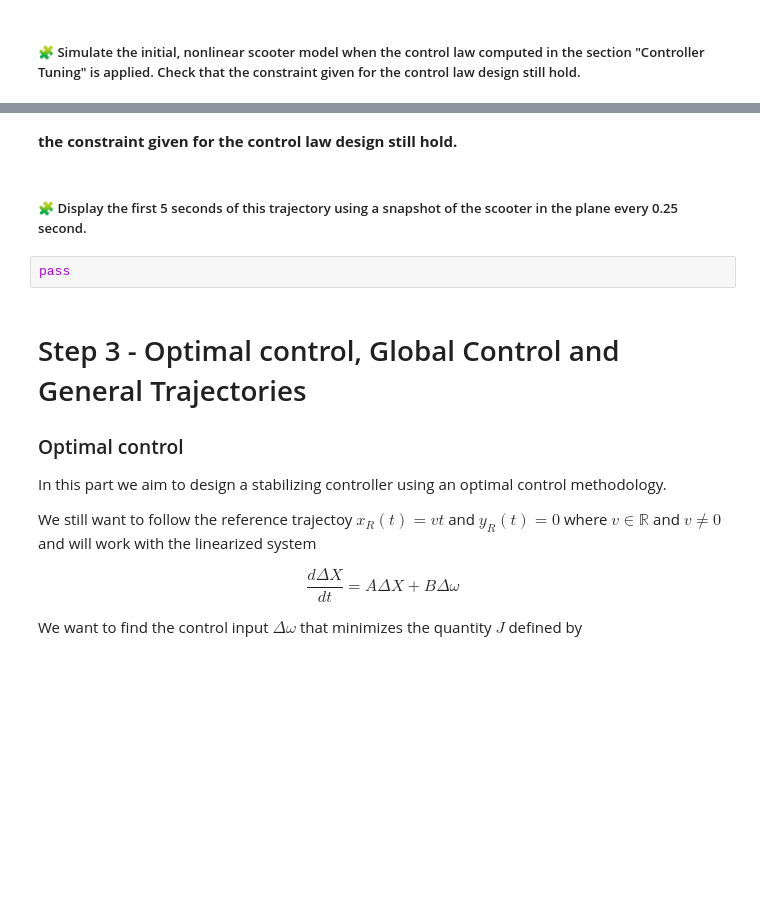
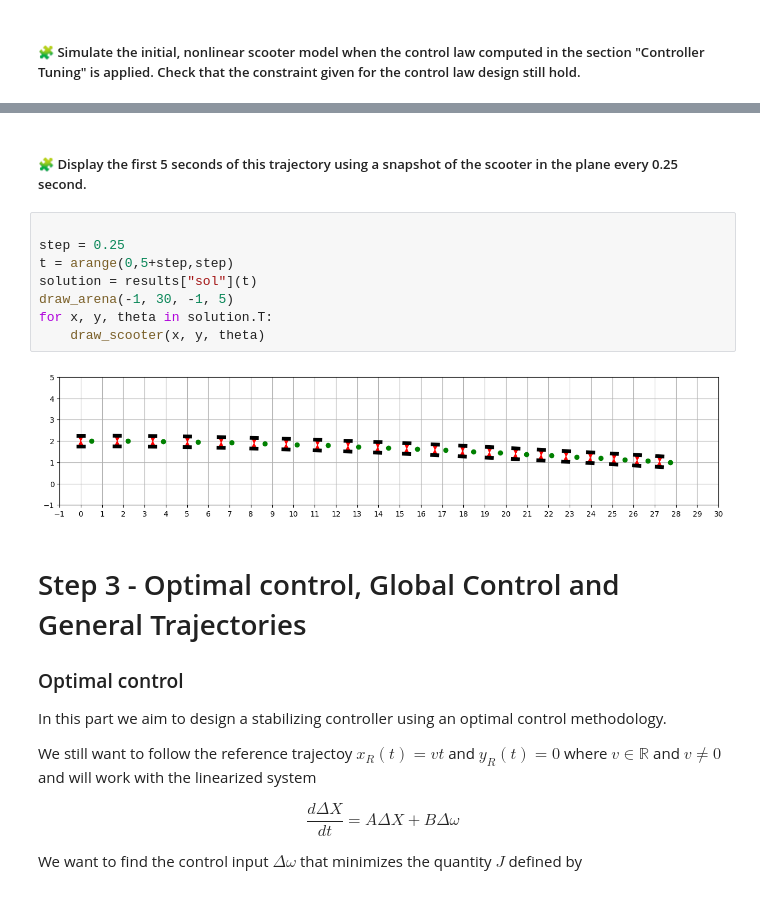
Before and after one commit to yooseeph/control-engineering-with-python-project-2023-2024, a Jupyter notebook: Project-part-3.ipynb, the cells around one changed output, grey strips where cells are left out. Cells and saved outputs as stored; diff of their text form; blank space fills up the shorter version.

```diff
--- a/Project-part-3.ipynb
+++ b/Project-part-3.ipynb
@@ -669,9 +688,15 @@ ax3.legend()
-# %% [markdown]
-**the constraint given for the control law design still hold.**
 # %% [markdown]
 ##### 🧩 Display the first 5 seconds of this trajectory using a snapshot of the scooter in the plane every 0.25 second.
-# %%
-pass
+# %%
+
+step = 0.25
+t = arange(0,5+step,step)
+solution = results["sol"](t)
+draw_arena(-1, 30, -1, 5)
+for x, y, theta in solution.T:
+    draw_scooter(x, y, theta)
+# %% [output]
+[figure, added]
 # %% [markdown]
 Step 3 - Optimal control, Global Control and General Trajectories
 =================================================================
```
Also changed, not shown: parts of 2 cells of this notebook.
